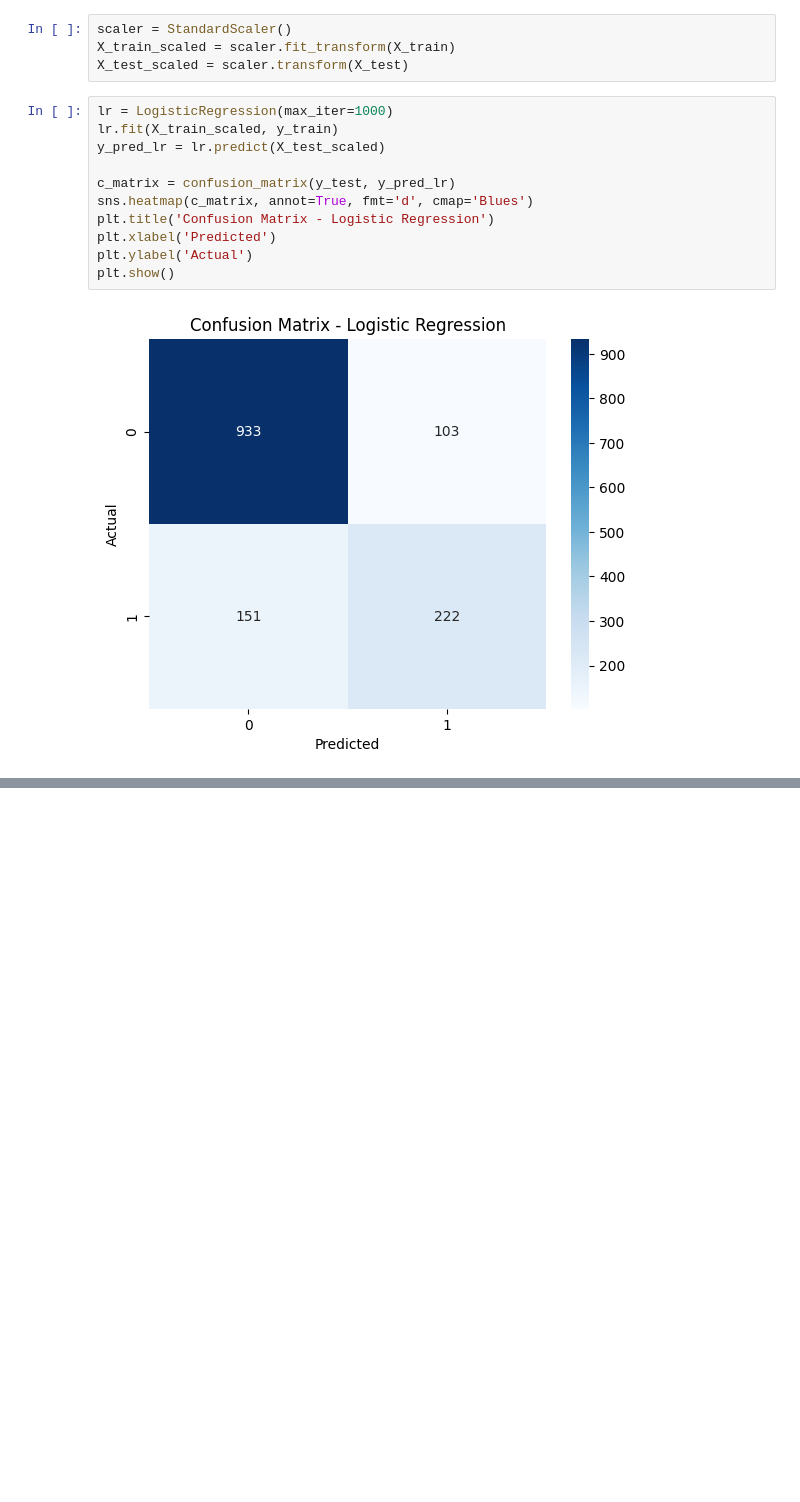
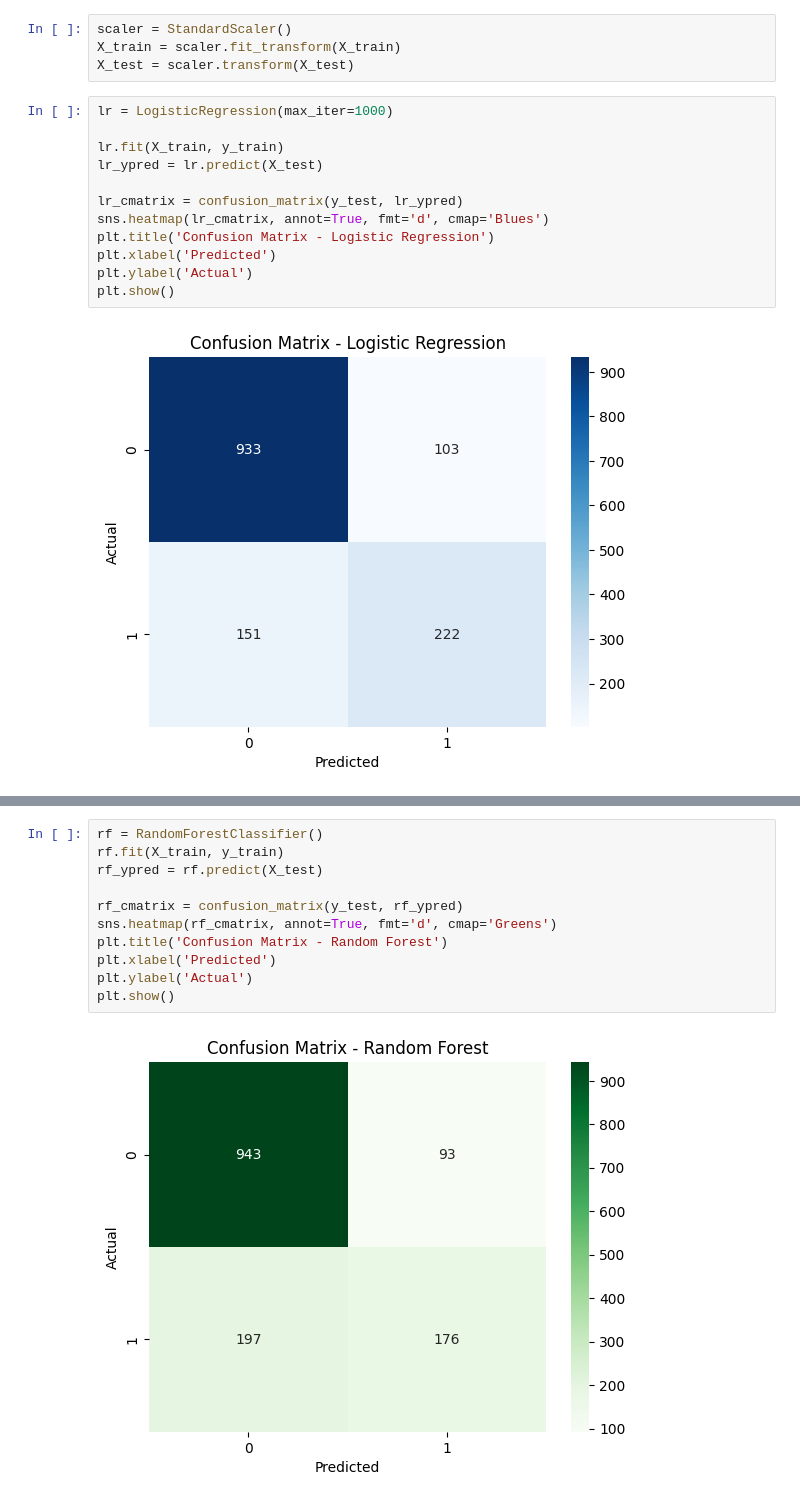
Before and after one commit to ivan-block/Customer-Churn, a Jupyter notebook: churn.ipynb, the cells around one changed output, grey strips where cells are left out. Cells and saved outputs as stored; diff of their text form; blank space fills up the shorter version.

```diff
--- a/churn.ipynb
+++ b/churn.ipynb
@@ -109,15 +108,16 @@ X_train.shape, X_test.shape, y_train.shape, y_test.shape
 ((5634, 40), (1409, 40), (5634,), (1409,))
 # %%
 scaler = StandardScaler()
-X_train_scaled = scaler.fit_transform(X_train)
-X_test_scaled = scaler.transform(X_test)
+X_train = scaler.fit_transform(X_train)
+X_test = scaler.transform(X_test)
 # %%
 lr = LogisticRegression(max_iter=1000)
-lr.fit(X_train_scaled, y_train)
-y_pred_lr = lr.predict(X_test_scaled)
 
-c_matrix = confusion_matrix(y_test, y_pred_lr)
-sns.heatmap(c_matrix, annot=True, fmt='d', cmap='Blues')
+lr.fit(X_train, y_train)
+lr_ypred = lr.predict(X_test)
+
+lr_cmatrix = confusion_matrix(y_test, lr_ypred)
+sns.heatmap(lr_cmatrix, annot=True, fmt='d', cmap='Blues')
 plt.title('Confusion Matrix - Logistic Regression')
 plt.xlabel('Predicted')
 plt.ylabel('Actual')
@@ -126,0 +158,13 @@ plt.show()
+# %%
+rf = RandomForestClassifier()
+rf.fit(X_train, y_train)
+rf_ypred = rf.predict(X_test)
+
+rf_cmatrix = confusion_matrix(y_test, rf_ypred)
+sns.heatmap(rf_cmatrix, annot=True, fmt='d', cmap='Greens')
+plt.title('Confusion Matrix - Random Forest')
+plt.xlabel('Predicted')
+plt.ylabel('Actual')
+plt.show()
+# %% [output]
+[figure, added]
```
Also changed, not shown: parts of 5 cells of this notebook.
